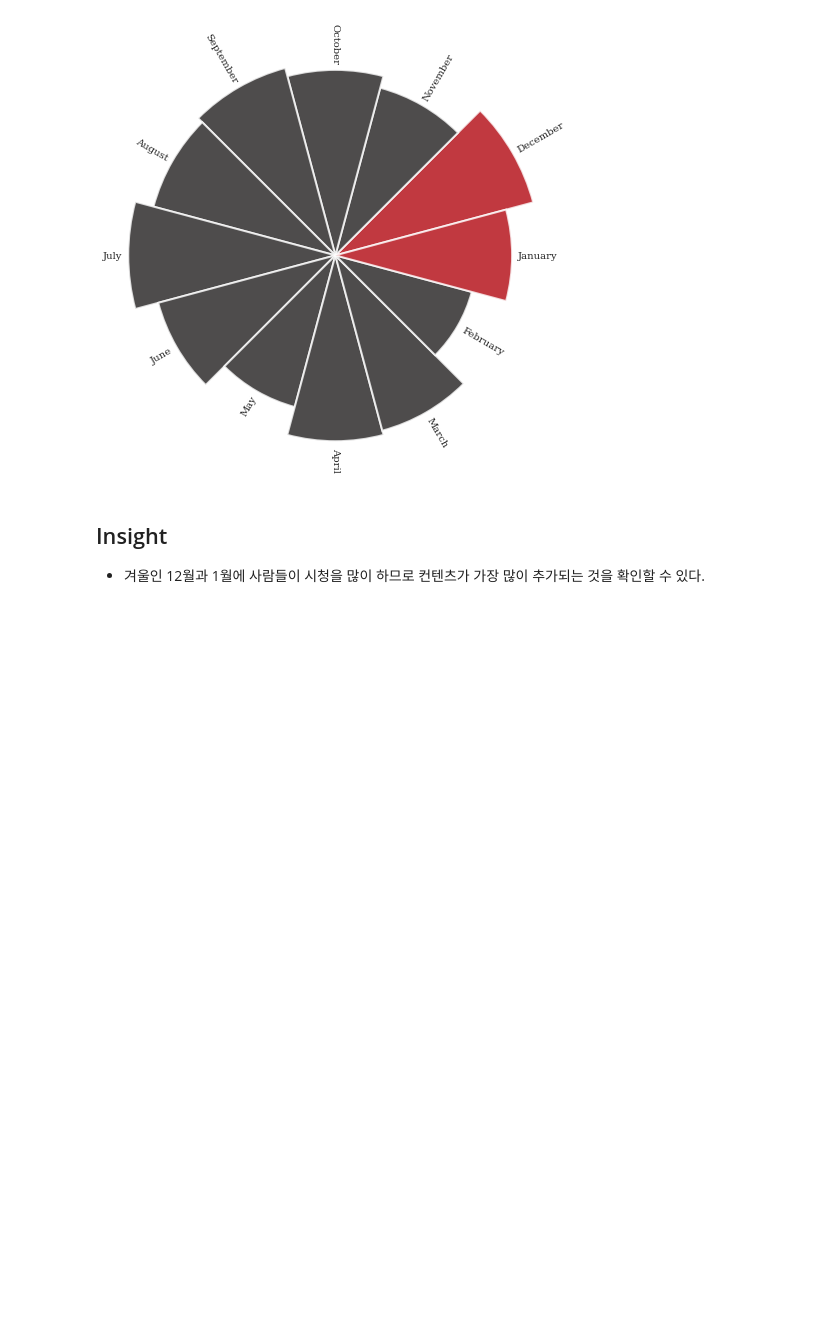
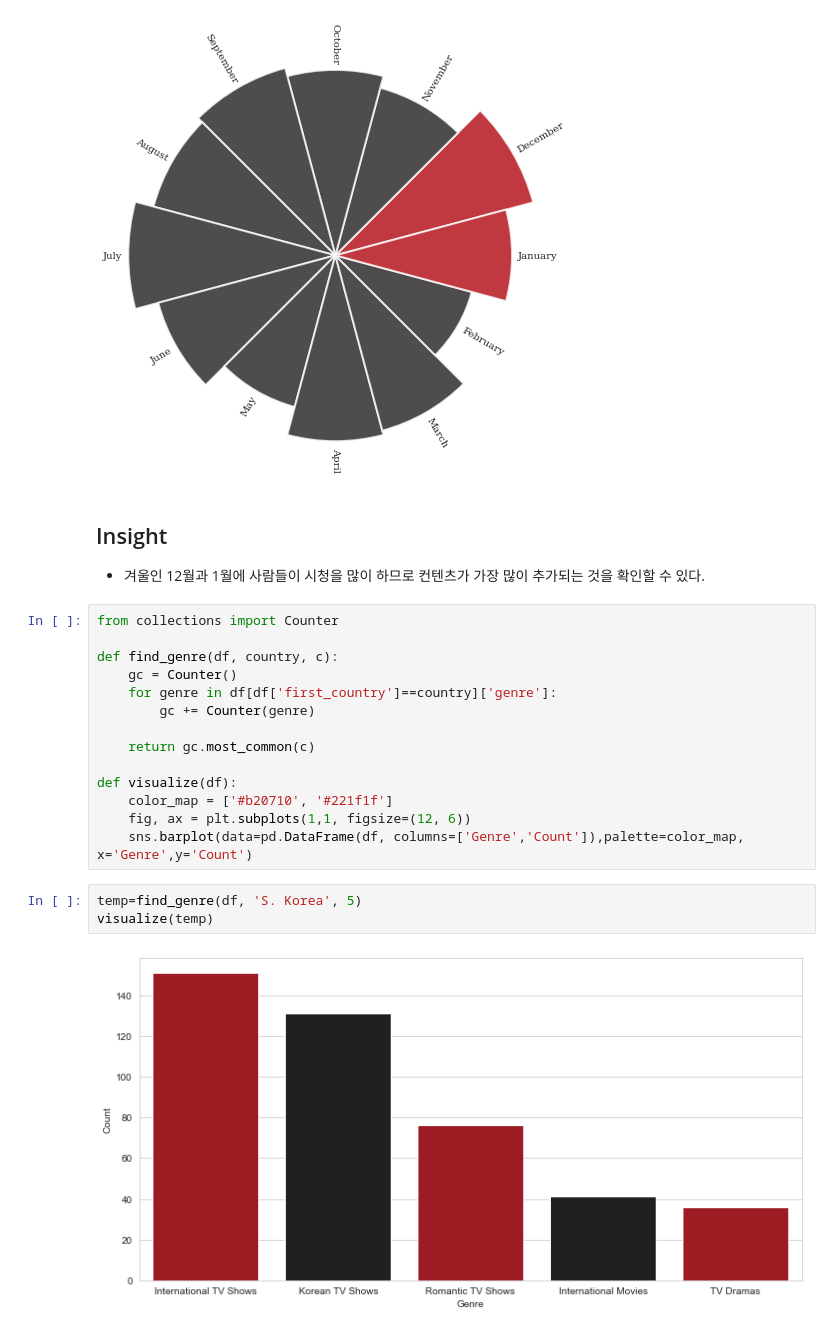
Before and after one commit to del-luna/aiffel, a Jupyter notebook: datathon/final.ipynb, the cells around one changed output. Saved outputs shown, nothing was run; the diff lists cells and outputs as text; blank space fills up the shorter version.

```diff
--- a/datathon/final.ipynb
+++ b/datathon/final.ipynb
@@ -706,3 +728,22 @@ for bar, angle, height, label in zip(bars,angles, heights, df_polar["month_name_
 # %% [markdown]
 ## Insight
 - 겨울인 12월과 1월에 사람들이 시청을 많이 하므로 컨텐츠가 가장 많이 추가되는 것을 확인할 수 있다.
+# %%
+from collections import Counter
+
+def find_genre(df, country, c):
+    gc = Counter()
+    for genre in df[df['first_country']==country]['genre']:
+        gc += Counter(genre)
+
+    return gc.most_common(c)
+
+def visualize(df):
+    color_map = ['#b20710', '#221f1f']
+    fig, ax = plt.subplots(1,1, figsize=(12, 6))
+    sns.barplot(data=pd.DataFrame(df, columns=['Genre','Count']),palette=color_map, x='Genre',y='Count')
+# %%
+temp=find_genre(df, 'S. Korea', 5)
+visualize(temp)
+# %% [output]
+[figure, added]
```
Also changed, not shown: parts of 6 cells of this notebook, 1 other file.
